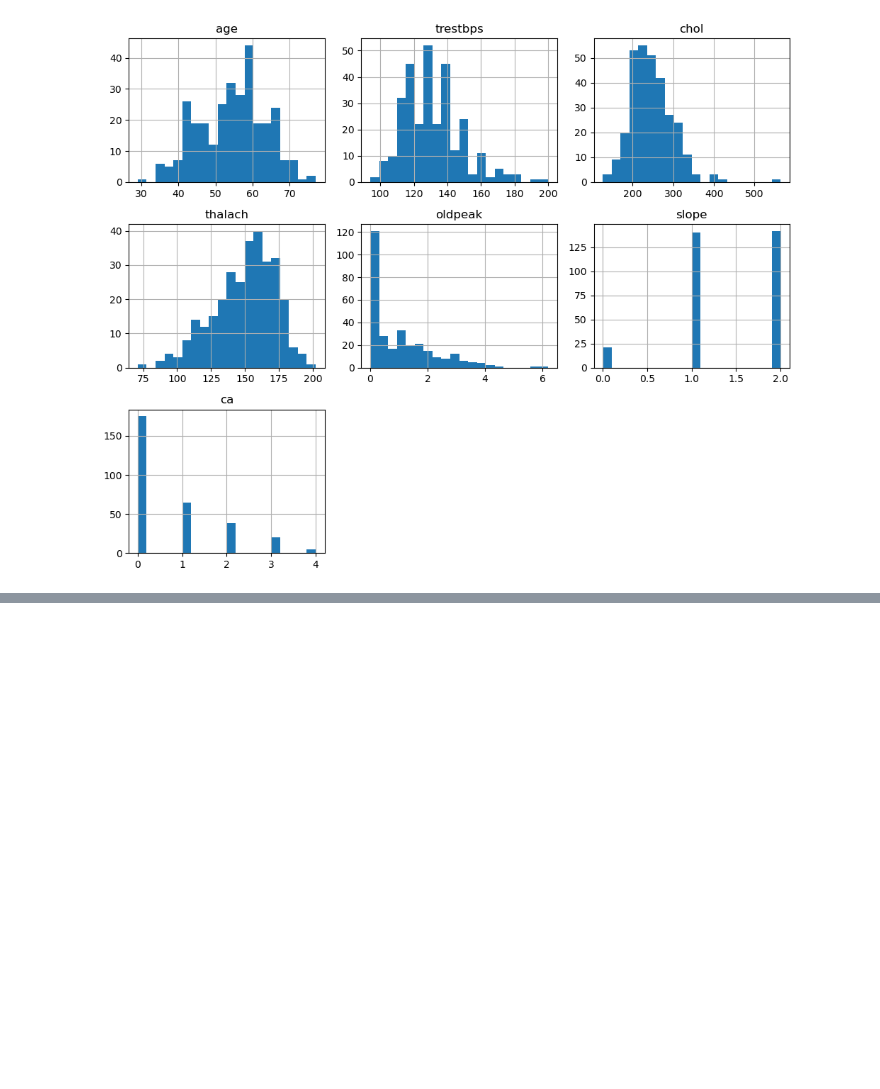
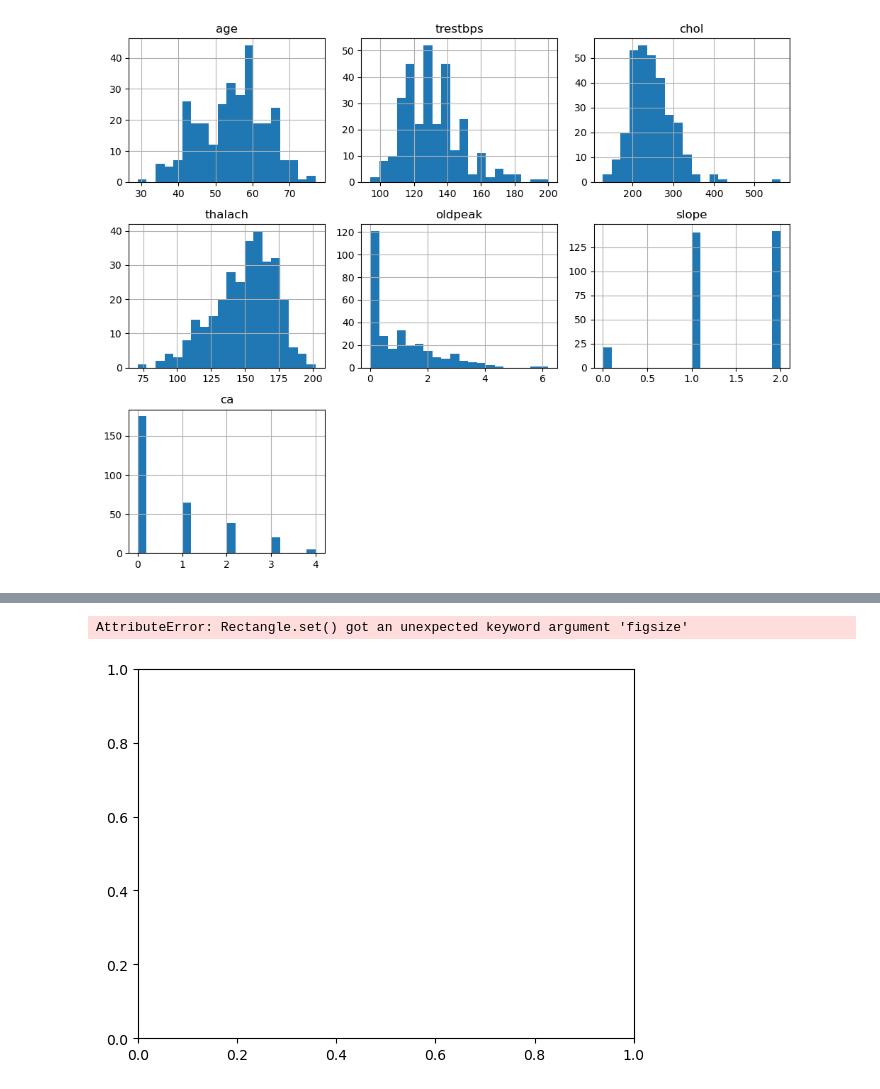
Before and after one commit to Cyiza-Ndoli-DEV/Cyiza_Ndoli_Jean_de_Dieu, a Jupyter notebook: Morning/Assignements/Heart.csv/Heart.ipynb, the cells around one changed output, grey strips where cells are left out. Cells and saved outputs as stored; diff of their text form; code cells hidden in the pictures; blank space fills up the shorter version.

```diff
--- a/Morning/Assignements/Heart.csv/Heart.ipynb
+++ b/Morning/Assignements/Heart.csv/Heart.ipynb
@@ -78,0 +88,8 @@ plt.show()
+# %%
+# Explore the relationship between the new feature and the target variable
+sns.countplot(x='age', hue='target', data=heart_data,figsize=(18,9))
+plt.title('Relationship between Age Group and Target')
+plt.show()
+# %% [output]
+AttributeError: Rectangle.set() got an unexpected keyword argument 'figsize'
+[figure, added]
```
Also changed, not shown: parts of 1 cell of this notebook.
